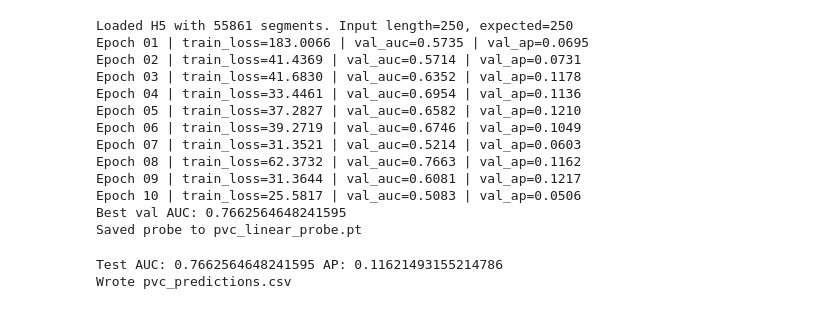
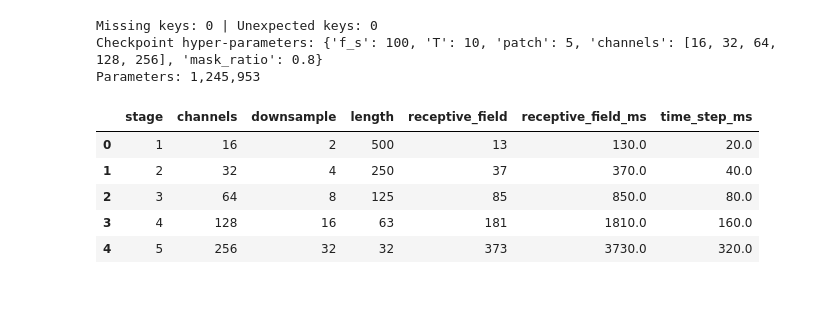
Before and after one commit to Simonlee711/On-Device-FM, a Jupyter notebook: HiMAE_PVC_Detection.ipynb, the cells around one changed output. Saved outputs shown, nothing was run; the diff lists cells and outputs as text; code cells hidden in the pictures.

```diff
--- a/HiMAE_PVC_Detection.ipynb
+++ b/HiMAE_PVC_Detection.ipynb
@@ -292,25 +48,0 @@ def train_linear_probe(backbone, probe, train_loader, val_loader, epochs=10, lr=
-# %%
-
-# End-to-end wiring (disabled by default). Uncomment to run after editing paths.
-ds, train_loader, val_loader = make_loaders(H5_PATH, CFG, batch_size=BATCH_SIZE, num_workers=NUM_WORKERS,
-                                            val_split=VAL_SPLIT, signal_key=SIGNAL_KEY)
-probe = LinearProbe(in_dim=256, num_classes=1)
-
-probe, best_val_auc = train_linear_probe(backbone, probe, train_loader, val_loader, epochs=10, lr=1e-3)
-print("Best val AUC:", best_val_auc)
-torch.save(probe.state_dict(), "pvc_linear_probe.pt")
-print("Saved probe to pvc_linear_probe.pt")
-# %% [output]
-Loaded H5 with 55861 segments. Input length=250, expected=250
-Epoch 01 | train_loss=183.0066 | val_auc=0.5735 | val_ap=0.0695
-Epoch 02 | train_loss=41.4369 | val_auc=0.5714 | val_ap=0.0731
-Epoch 03 | train_loss=41.6830 | val_auc=0.6352 | val_ap=0.1178
-Epoch 04 | train_loss=33.4461 | val_auc=0.6954 | val_ap=0.1136
-Epoch 05 | train_loss=37.2827 | val_auc=0.6582 | val_ap=0.1210
-Epoch 06 | train_loss=39.2719 | val_auc=0.6746 | val_ap=0.1049
-Epoch 07 | train_loss=31.3521 | val_auc=0.5214 | val_ap=0.0603
-Epoch 08 | train_loss=62.3732 | val_auc=0.7663 | val_ap=0.1162
-Epoch 09 | train_loss=31.3644 | val_auc=0.6081 | val_ap=0.1217
-Epoch 10 | train_loss=25.5817 | val_auc=0.5083 | val_ap=0.0506
-Best val AUC: 0.7662564648241595
-Saved probe to pvc_linear_probe.pt
@@ -334,14 +48,0 @@ def infer_pvc_probs(backbone, probe, loader):
-# %%
-
-# Example: compute metrics and export predictions (disabled by default)
-test_loader = val_loader
-probs, labels, pids = infer_pvc_probs(backbone, probe, test_loader)
-auc = roc_auc_score(labels, probs)
-ap  = average_precision_score(labels, probs)
-print("Test AUC:", auc, "AP:", ap)
-df = pd.DataFrame({"patient_id": pids, "label": labels, "p_pvc": probs})
-df.to_csv("pvc_predictions.csv", index=False)
-print("Wrote pvc_predictions.csv")
-# %% [output]
-Test AUC: 0.7662564648241595 AP: 0.11621493155214786
-Wrote pvc_predictions.csv
@@ -347,0 +76,29 @@ Wrote pvc_predictions.csv
+# %%
+# Build the HiMAE backbone and load the pretrained weights
+torch.manual_seed(SEED)
+np.random.seed(SEED)
+backbone = HiMAE(CFG)
+
+state = torch.load(BACKBONE_CKPT, map_location="cpu", weights_only=False)
+sd = state.get("state_dict", state)
+sd = {k[len("model."):] if k.startswith("model.") else k: v for k, v in sd.items()}
+missing, unexpected = backbone.load_state_dict(sd, strict=False)
+print("Missing keys:", len(missing), "| Unexpected keys:", len(unexpected))
+print("Checkpoint hyper-parameters:", {k: state["hyper_parameters"][k] for k in ("f_s", "T", "patch", "channels", "mask_ratio")})
+print(f"Parameters: {sum(p.numel() for p in backbone.parameters()):,}")
+backbone = backbone.to(device).eval()
+
+geometry = pd.DataFrame(backbone.stage_geometry())
+geometry["receptive_field_ms"] = 1000 * geometry["receptive_field"] / CFG["sampling_freq"]
+geometry["time_step_ms"] = 1000 * geometry["downsample"] / CFG["sampling_freq"]
+geometry
+# %% [output]
+Missing keys: 0 | Unexpected keys: 0
+Checkpoint hyper-parameters: {'f_s': 100, 'T': 10, 'patch': 5, 'channels': [16, 32, 64, 128, 256], 'mask_ratio': 0.8}
+Parameters: 1,245,953
+|  | stage | channels | downsample | length | receptive_field | receptive_field_ms | time_step_ms |
+| 0 | 1 | 16 | 2 | 500 | 13 | 130.0 | 20.0 |
+| 1 | 2 | 32 | 4 | 250 | 37 | 370.0 | 40.0 |
+| 2 | 3 | 64 | 8 | 125 | 85 | 850.0 | 80.0 |
+| 3 | 4 | 128 | 16 | 63 | 181 | 1810.0 | 160.0 |
+| 4 | 5 | 256 | 32 | 32 | 373 | 3730.0 | 320.0 |
```
Also changed, not shown: parts of 21 cells of this notebook, 12 other files.
